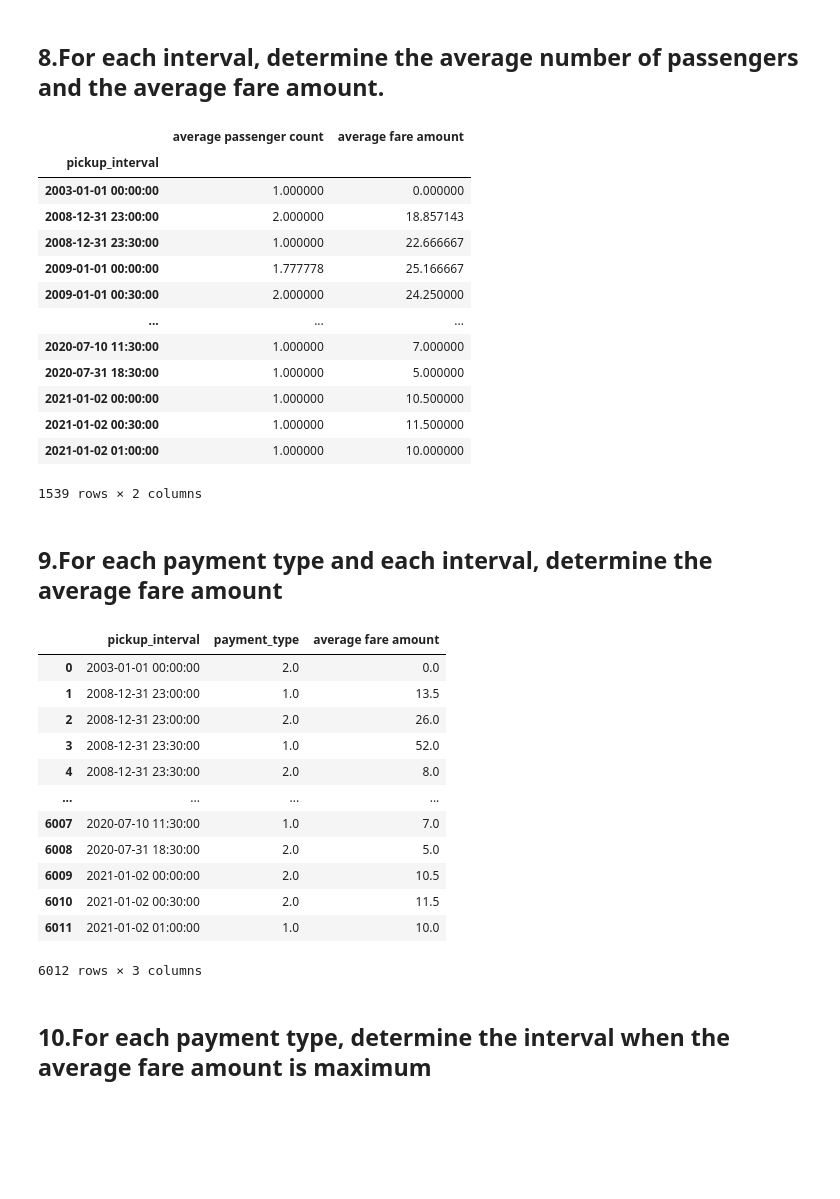
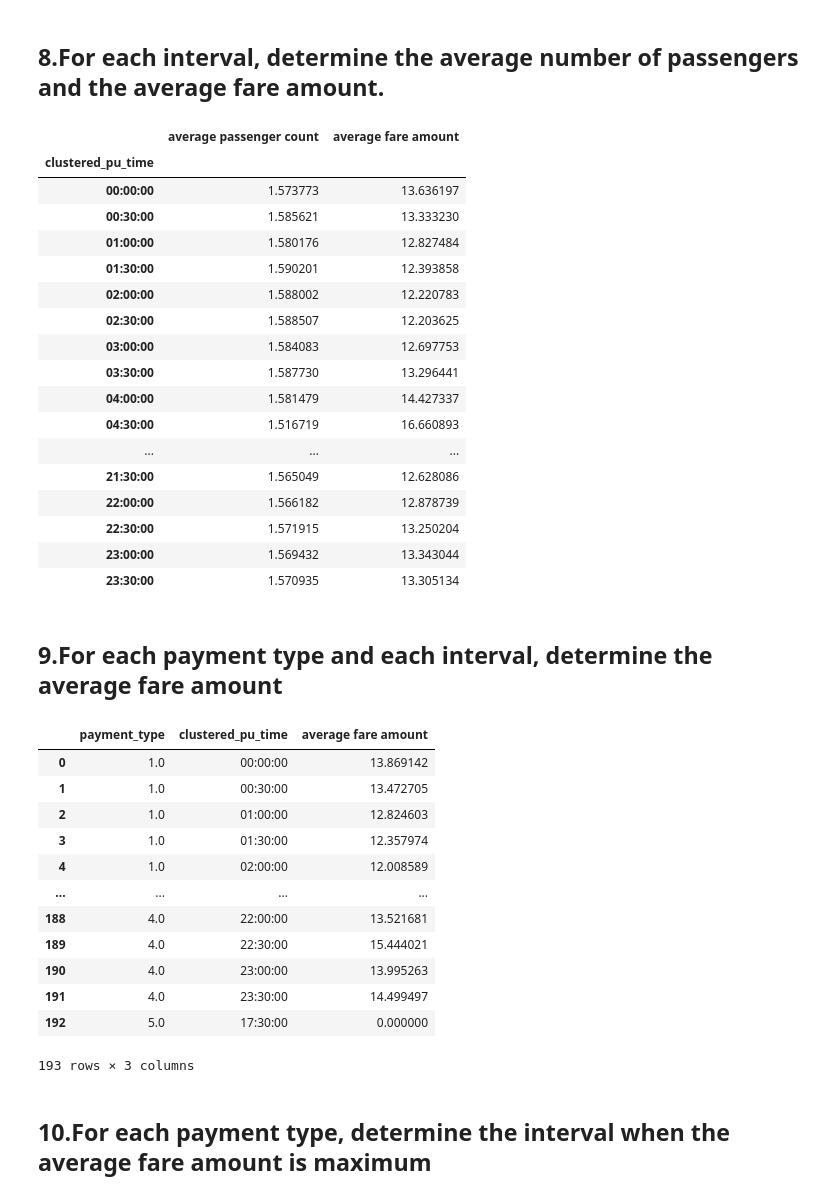
Before and after one commit to federicaromano0/progetto_computer_science, a Jupyter notebook: foundationsCS project4.0.ipynb, the cells around one changed output. Cells and saved outputs as stored; diff of their text form; code cells hidden in the pictures; blank space fills up the shorter version.

```diff
--- a/foundationsCS project4.0.ipynb
+++ b/foundationsCS project4.0.ipynb
@@ -141,0 +181,5 @@ prova['tpep_dropoff_datetime'] = pd.to_datetime(NYC['tpep_dropoff_datetime'])
+# %%
+# We removed the "bad" rows from the original dataset to create a new one with no NaN
+NYC_nona = NYC.drop(bad.index)
+NYC_nona.reset_index()
+NYC_nona
@@ -142,8 +200,9 @@ prova['tpep_dropoff_datetime'] = pd.to_datetime(NYC['tpep_dropoff_datetime'])
 # %% [markdown]
 ## 5.Add a duration column storing how long each trip has taken (use tpep_pickup_datetime, tpep_dropoff_datetime)
 # %%
-prova['duration'] = (prova['tpep_dropoff_datetime'] - prova['tpep_pickup_datetime']).dt.total_seconds()
-prova
+# We subtracted the pick-up time from the drop-off time to calculate the duration of each trip
+NYC_nona['duration'] = (NYC_nona['tpep_dropoff_datetime'] - NYC_nona['tpep_pickup_datetime'])
+NYC_nona
 # %% [output]
 |  | VendorID | tpep_pickup_datetime | tpep_dropoff_datetime | passenger_count | trip_distance | RatecodeID | ... |
 | 0 | 1.0 | 2020-01-01 00:28:15 | 2020-01-01 00:33:03 | 1.0 | 1.20 | 1.0 | ... |
@@ -167,0 +220,6 @@ err_duration
+# %%
+# Checking if there are some rows where DO_datetime is before PU_datetime
+err_duration = NYC_nona[NYC_nona['duration'] <timedelta(0)]
+# Removing inconsistencies
+NYC_nona=NYC_nona.drop(err_duration.index)
+NYC_nona.reset_index()
@@ -188,6 +261,7 @@ n_started
 # %% [markdown]
 ## 7.Cluster the pickup time of the day into 30-minute intervals (e.g. from 02:00 to 02:30)
 # %%
-prova['pickup_interval'] = pd.to_datetime(prova['tpep_pickup_datetime']).dt.floor('30min')
-prova
+# We rounded every pickup time to the previous half-hour
+NYC_nona['clustered_pu_time'] = pd.to_datetime(NYC_nona['tpep_pickup_datetime']).dt.floor('30min').dt.time
+NYC_nona[['tpep_pickup_datetime','clustered_pu_time']].sort_values('clustered_pu_time')
 # %% [output]
@@ -207,44 +281,50 @@ prova
 # %% [markdown]
 ## 8.For each interval, determine the average number of passengers and the average fare amount.
 # %%
-intervals = prova.groupby('pickup_interval')[['passenger_count', 'fare_amount']].mean().rename(
+# We grouped by PU time interval and then used mean to compute the average of number of passengers and fare amount
+intervals = NYC_nona.groupby('clustered_pu_time')[['passenger_count', 'fare_amount']].mean().rename(
     columns={'passenger_count': 'average passenger count', 'fare_amount': 'average fare amount'})
 intervals
 # %% [output]
 |  | average passenger count | average fare amount |
-| pickup_interval |  |  |
-| 2003-01-01 00:00:00 | 1.000000 | 0.000000 |
-| 2008-12-31 23:00:00 | 2.000000 | 18.857143 |
-| 2008-12-31 23:30:00 | 1.000000 | 22.666667 |
-| 2009-01-01 00:00:00 | 1.777778 | 25.166667 |
-| 2009-01-01 00:30:00 | 2.000000 | 24.250000 |
+| clustered_pu_time |  |  |
+| 00:00:00 | 1.573773 | 13.636197 |
+| 00:30:00 | 1.585621 | 13.333230 |
+| 01:00:00 | 1.580176 | 12.827484 |
+| 01:30:00 | 1.590201 | 12.393858 |
+| 02:00:00 | 1.588002 | 12.220783 |
+| 02:30:00 | 1.588507 | 12.203625 |
+| 03:00:00 | 1.584083 | 12.697753 |
+| 03:30:00 | 1.587730 | 13.296441 |
+| 04:00:00 | 1.581479 | 14.427337 |
+| 04:30:00 | 1.516719 | 16.660893 |
 | ... | ... | ... |
-| 2020-07-10 11:30:00 | 1.000000 | 7.000000 |
-| 2020-07-31 18:30:00 | 1.000000 | 5.000000 |
-| 2021-01-02 00:00:00 | 1.000000 | 10.500000 |
-| 2021-01-02 00:30:00 | 1.000000 | 11.500000 |
-| 2021-01-02 01:00:00 | 1.000000 | 10.000000 |
+| 21:30:00 | 1.565049 | 12.628086 |
+| 22:00:00 | 1.566182 | 12.878739 |
+| 22:30:00 | 1.571915 | 13.250204 |
+| 23:00:00 | 1.569432 | 13.343044 |
+| 23:30:00 | 1.570935 | 13.305134 |
-1539 rows × 2 columns
 # %% [markdown]
 ## 9.For each payment type and each interval, determine the average fare amount
 # %%
-payments_intervals = prova.groupby(['pickup_interval', 'payment_type'])['fare_amount'].mean().reset_index().rename(
+# We grouped by payment type and PU time interval and then used mean to compute the average of the fare amount
+payments_intervals = NYC_nona.groupby(['payment_type','clustered_pu_time'])['fare_amount'].mean().reset_index().rename(
     columns={'fare_amount': 'average fare amount'})
 payments_intervals
 # %% [output]
-|  | pickup_interval | payment_type | average fare amount |
-| 0 | 2003-01-01 00:00:00 | 2.0 | 0.0 |
-| 1 | 2008-12-31 23:00:00 | 1.0 | 13.5 |
-| 2 | 2008-12-31 23:00:00 | 2.0 | 26.0 |
-| 3 | 2008-12-31 23:30:00 | 1.0 | 52.0 |
-| 4 | 2008-12-31 23:30:00 | 2.0 | 8.0 |
+|  | payment_type | clustered_pu_time | average fare amount |
+| 0 | 1.0 | 00:00:00 | 13.869142 |
+| 1 | 1.0 | 00:30:00 | 13.472705 |
+| 2 | 1.0 | 01:00:00 | 12.824603 |
+| 3 | 1.0 | 01:30:00 | 12.357974 |
+| 4 | 1.0 | 02:00:00 | 12.008589 |
 | ... | ... | ... | ... |
-| 6007 | 2020-07-10 11:30:00 | 1.0 | 7.0 |
-| 6008 | 2020-07-31 18:30:00 | 2.0 | 5.0 |
-| 6009 | 2021-01-02 00:00:00 | 2.0 | 10.5 |
-| 6010 | 2021-01-02 00:30:00 | 2.0 | 11.5 |
-| 6011 | 2021-01-02 01:00:00 | 1.0 | 10.0 |
+| 188 | 4.0 | 22:00:00 | 13.521681 |
+| 189 | 4.0 | 22:30:00 | 15.444021 |
+| 190 | 4.0 | 23:00:00 | 13.995263 |
+| 191 | 4.0 | 23:30:00 | 14.499497 |
+| 192 | 5.0 | 17:30:00 | 0.000000 |
-6012 rows × 3 columns
+193 rows × 3 columns
 # %% [markdown]
 ## 10.For each payment type, determine the interval when the average fare amount is maximum
 # %%
```
Also changed, not shown: parts of 32 cells of this notebook.
